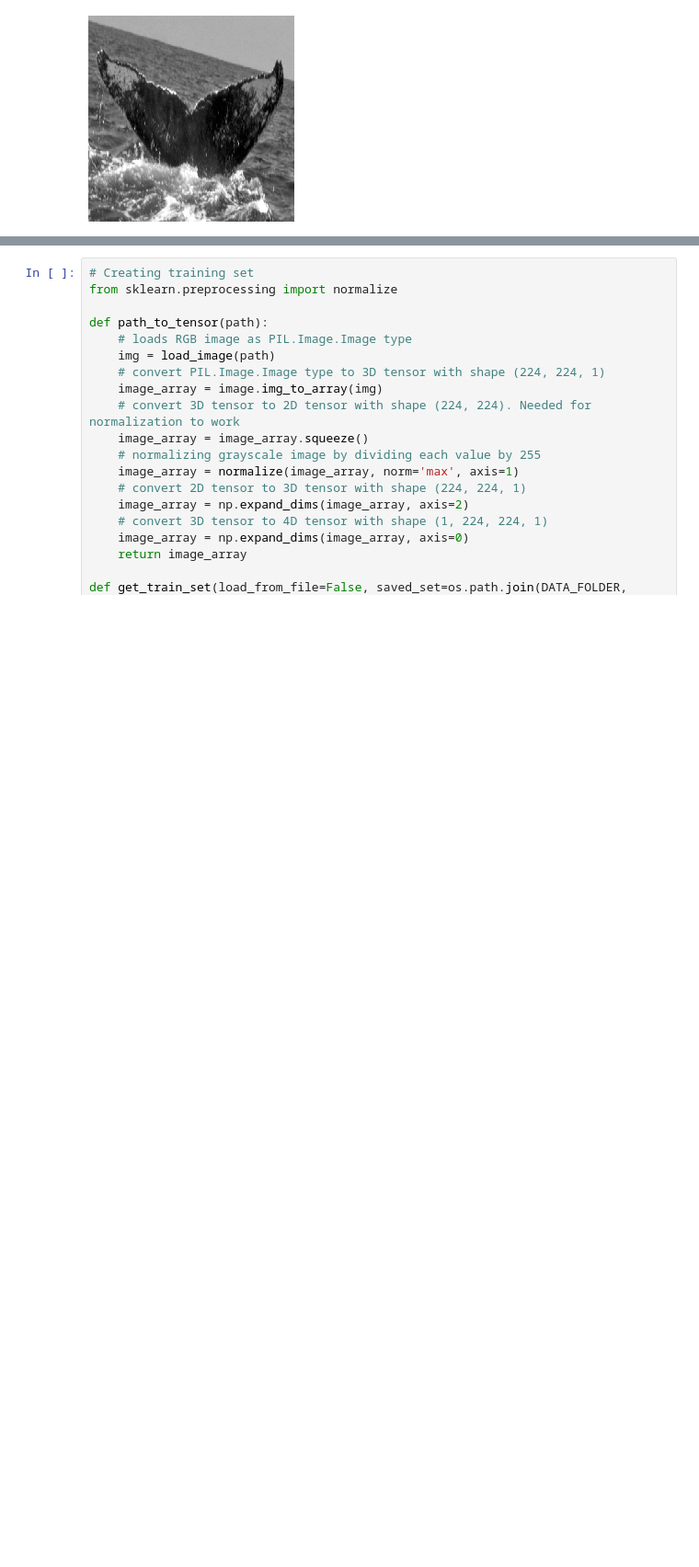
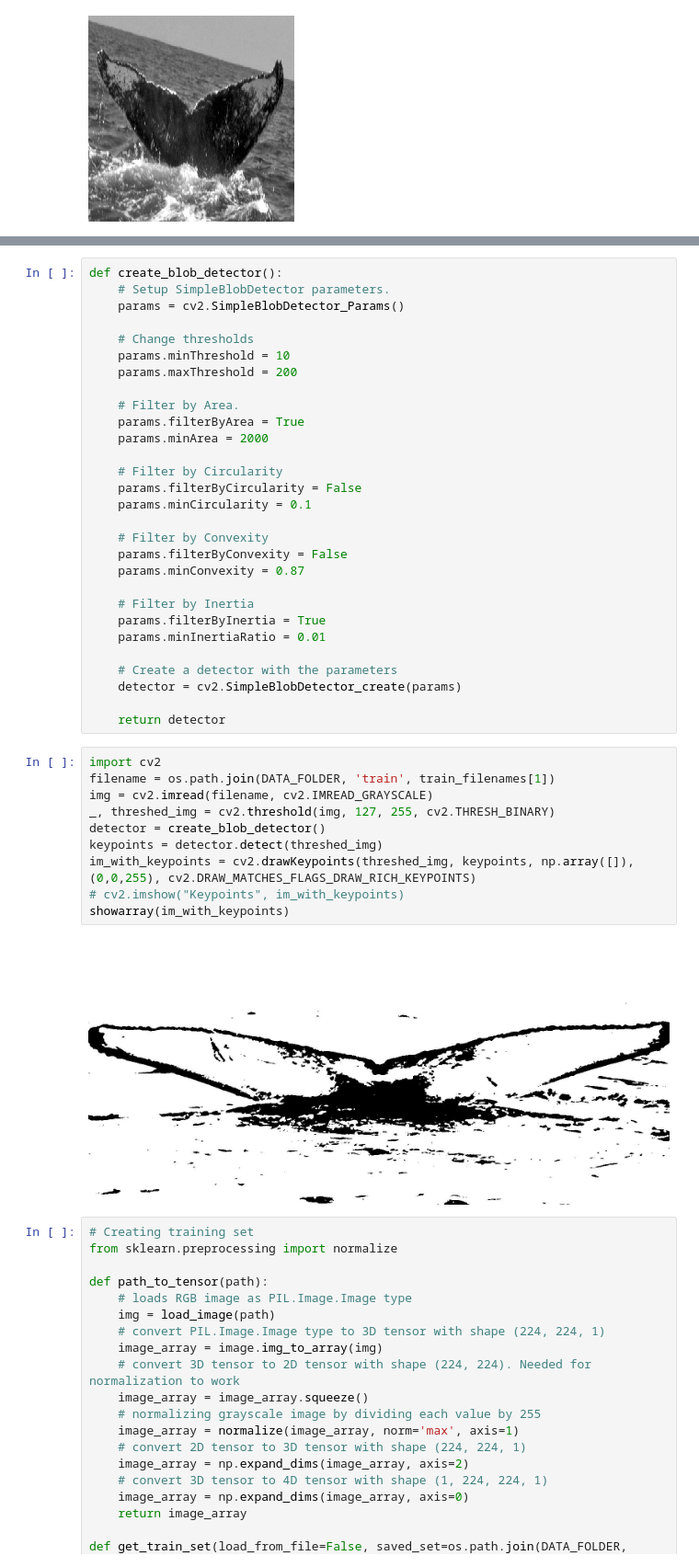
Before and after one commit to olehb/humpbacks, a Jupyter notebook: humpback.ipynb, the cells around one changed output, grey strips where cells are left out. Shown at 92% size. Drawn from its saved outputs; the diff is of its cells as text; blank space fills up the shorter version.

```diff
--- a/humpback.ipynb
+++ b/humpback.ipynb
@@ -67,3 +137,44 @@ for train_filename in train_filenames[:10]:
+# %%
+def create_blob_detector():
+    # Setup SimpleBlobDetector parameters.
+    params = cv2.SimpleBlobDetector_Params()
+
+    # Change thresholds
+    params.minThreshold = 10
+    params.maxThreshold = 200
+
+    # Filter by Area.
+    params.filterByArea = True
+    params.minArea = 2000
+
+    # Filter by Circularity
+    params.filterByCircularity = False
+    params.minCircularity = 0.1
+
+    # Filter by Convexity
+    params.filterByConvexity = False
+    params.minConvexity = 0.87
+
+    # Filter by Inertia
+    params.filterByInertia = True
+    params.minInertiaRatio = 0.01
+
+    # Create a detector with the parameters
+    detector = cv2.SimpleBlobDetector_create(params)
+
+    return detector
+# %%
+import cv2
+filename = os.path.join(DATA_FOLDER, 'train', train_filenames[1])
+img = cv2.imread(filename, cv2.IMREAD_GRAYSCALE)
+_, threshed_img = cv2.threshold(img, 127, 255, cv2.THRESH_BINARY)
+detector = create_blob_detector()
+keypoints = detector.detect(threshed_img)
+im_with_keypoints = cv2.drawKeypoints(threshed_img, keypoints, np.array([]), (0,0,255), cv2.DRAW_MATCHES_FLAGS_DRAW_RICH_KEYPOINTS)
+# cv2.imshow("Keypoints", im_with_keypoints)
+showarray(im_with_keypoints)
+# %% [output]
+[figure, added]
 # %%
 # Creating training set
 from sklearn.preprocessing import normalize
```
Also changed, not shown: parts of 4 cells of this notebook.
